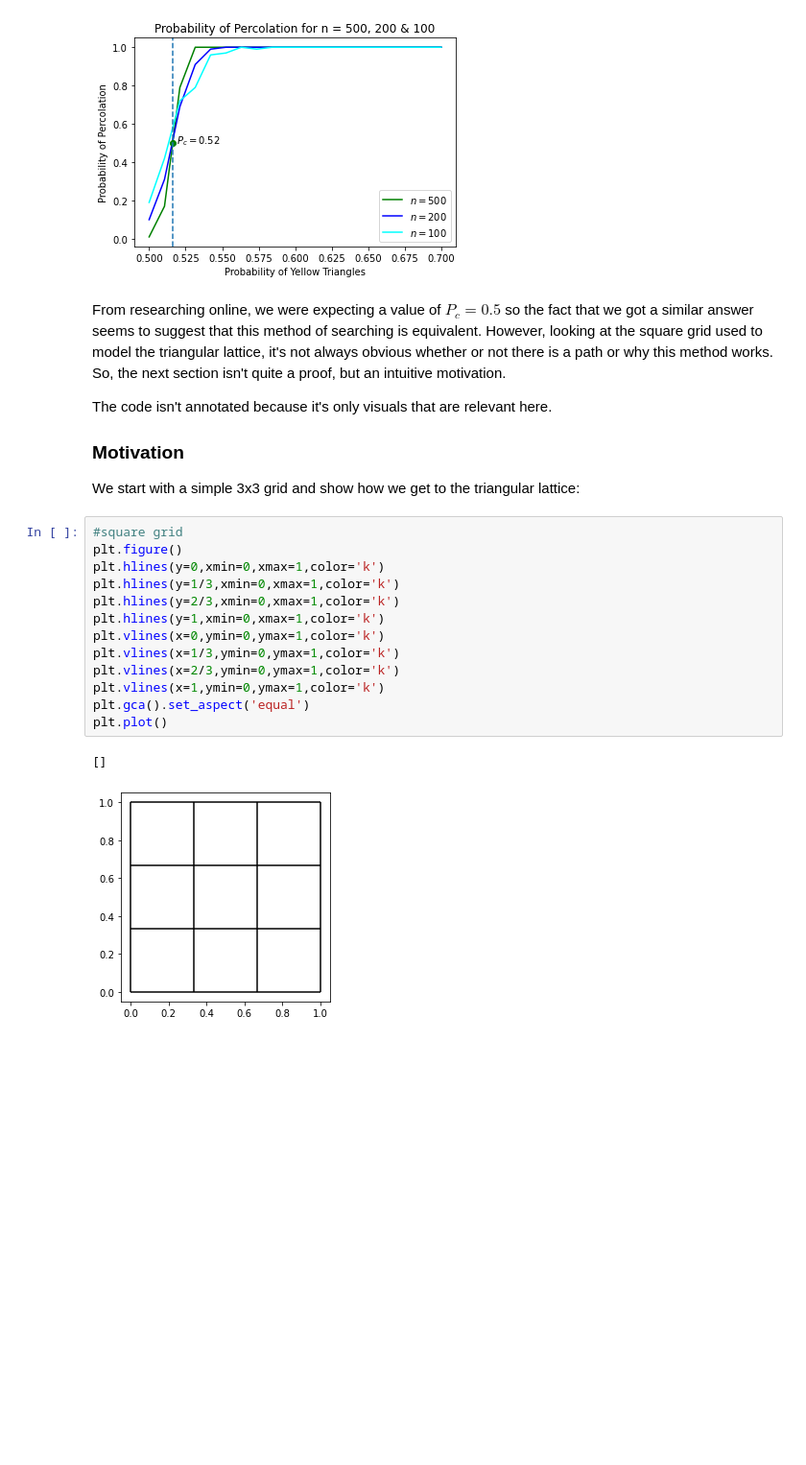
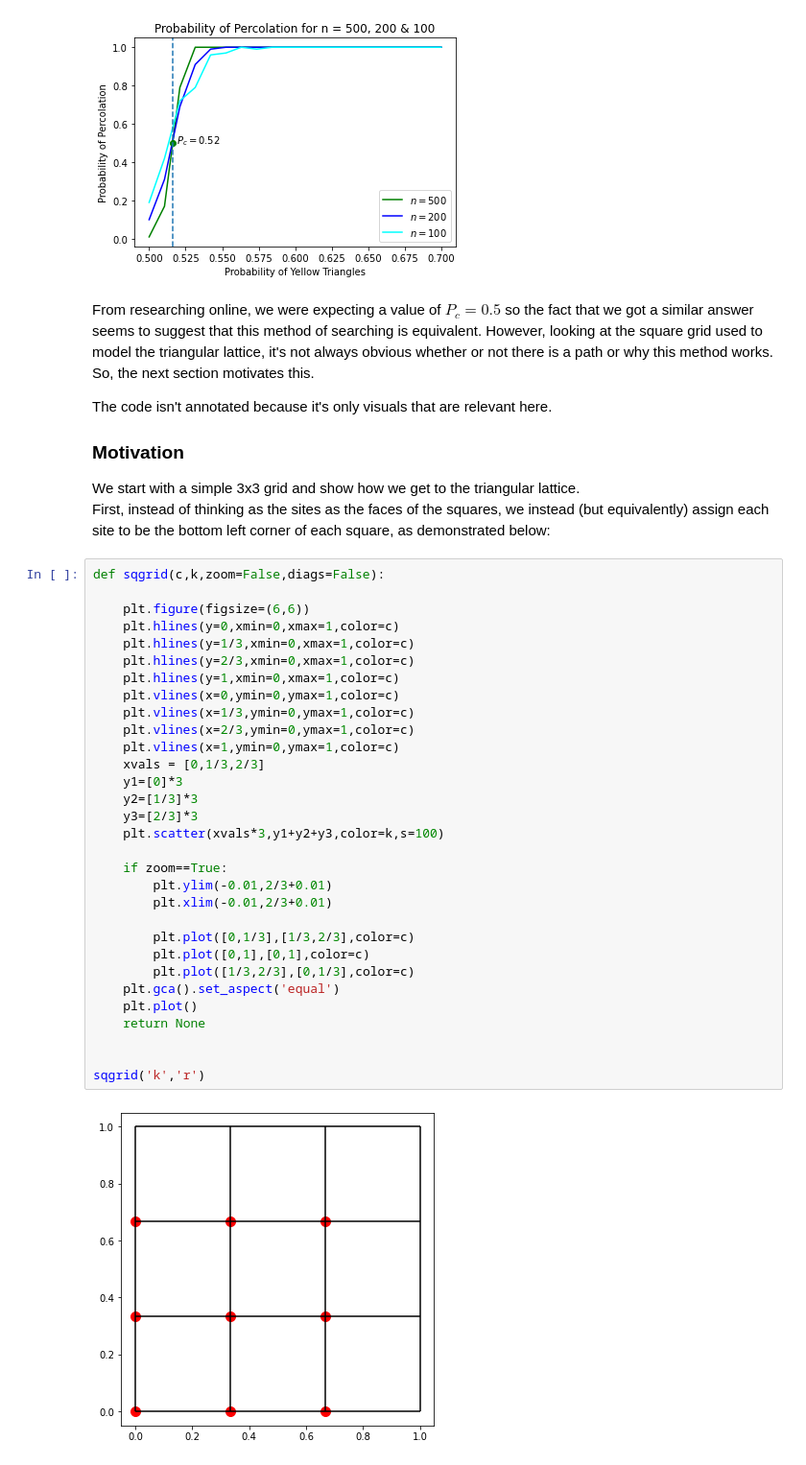
Before and after one commit to j4cobgarby/Percolation, a Jupyter notebook: Percolation Group 1 Edited.ipynb, the cells around one changed output. Shown at 96% size. Cells and saved outputs as stored; diff of their text form; blank space fills up the shorter version.

```diff
--- a/Percolation Group 1 Edited.ipynb
+++ b/Percolation Group 1 Edited.ipynb
@@ -920,27 +920,45 @@ Pc_at_0_5_triangles(100, 500, 200, 100, generate_grid)
 # %% [output]
 [figure]
 # %% [markdown]
-From researching online, we were expecting a value of $P_c = 0.5$ so the fact that we got a similar answer seems to suggest that this method of searching is equivalent. However, looking at the square grid used to model the triangular lattice, it's not always obvious whether or not there is a path or why this method works. So, the next section isn't quite a proof, but an intuitive motivation.
+From researching online, we were expecting a value of $P_c = 0.5$ so the fact that we got a similar answer seems to suggest that this method of searching is equivalent. However, looking at the square grid used to model the triangular lattice, it's not always obvious whether or not there is a path or why this method works. So, the next section motivates this.
 
 The code isn't annotated because it's only visuals that are relevant here.
 
 ### Motivation
 
-We start with a simple 3x3 grid and show how we get to the triangular lattice:
+We start with a simple 3x3 grid and show how we get to the triangular lattice.<br>
+First, instead of thinking as the sites as the faces of the squares, we instead (but equivalently) assign each site to be the bottom left corner of each square, as demonstrated below:
 # %%
-#square grid
-plt.figure()
-plt.hlines(y=0,xmin=0,xmax=1,color='k')
-plt.hlines(y=1/3,xmin=0,xmax=1,color='k')
-plt.hlines(y=2/3,xmin=0,xmax=1,color='k')
-plt.hlines(y=1,xmin=0,xmax=1,color='k')
-plt.vlines(x=0,ymin=0,ymax=1,color='k')
-plt.vlines(x=1/3,ymin=0,ymax=1,color='k')
-plt.vlines(x=2/3,ymin=0,ymax=1,color='k')
-plt.vlines(x=1,ymin=0,ymax=1,color='k')
-plt.gca().set_aspect('equal')
-plt.plot()
+def sqgrid(c,k,zoom=False,diags=False):
+
+    plt.figure(figsize=(6,6))
+    plt.hlines(y=0,xmin=0,xmax=1,color=c)
+    plt.hlines(y=1/3,xmin=0,xmax=1,color=c)
+    plt.hlines(y=2/3,xmin=0,xmax=1,color=c)
+    plt.hlines(y=1,xmin=0,xmax=1,color=c)
+    plt.vlines(x=0,ymin=0,ymax=1,color=c)
+    plt.vlines(x=1/3,ymin=0,ymax=1,color=c)
+    plt.vlines(x=2/3,ymin=0,ymax=1,color=c)
+    plt.vlines(x=1,ymin=0,ymax=1,color=c)
+    xvals = [0,1/3,2/3]
+    y1=[0]*3
+    y2=[1/3]*3
+    y3=[2/3]*3
+    plt.scatter(xvals*3,y1+y2+y3,color=k,s=100)
+
+    if zoom==True:
+        plt.ylim(-0.01,2/3+0.01)
+        plt.xlim(-0.01,2/3+0.01)
+
+        plt.plot([0,1/3],[1/3,2/3],color=c)
+        plt.plot([0,1],[0,1],color=c)
+        plt.plot([1/3,2/3],[0,1/3],color=c)
+    plt.gca().set_aspect('equal')
+    plt.plot()
+    return None
+
+
+sqgrid('k','r')
 # %% [output]
-[]
-[figure, old version]
+[figure, new version]
 # %% [markdown]
```
Also changed, not shown: parts of 10 cells of this notebook.
